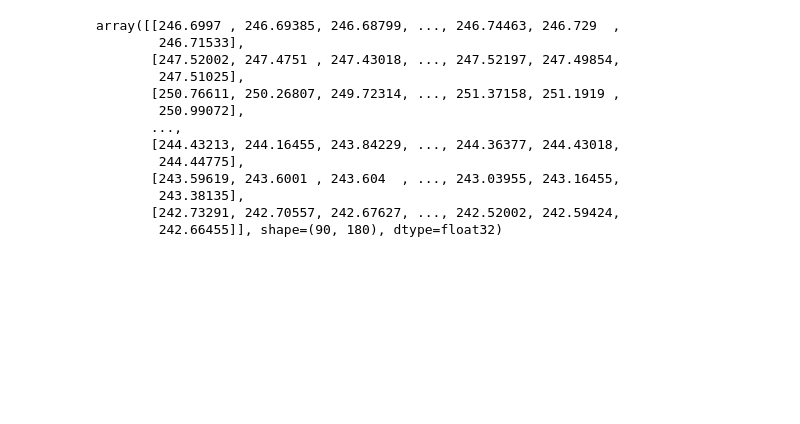
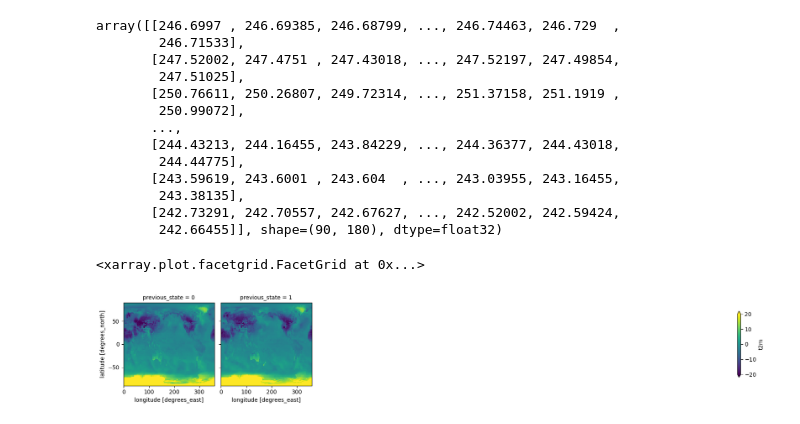
Before and after one commit to ankitpatnala/WeGenDiffusion, a Jupyter notebook: explore.ipynb, the cells around one changed output. Drawn from its saved outputs; the diff is of its cells as text; code cells hidden in the pictures; blank space fills up the shorter version.

```diff
--- a/explore.ipynb
+++ b/explore.ipynb
@@ -76,0 +128,33 @@ array([[246.6997 , 246.69385, 246.68799, ..., 246.74463, 246.729  ,
+# %%
+ds = xr.open_dataset(data_path)
+mean = ds.mean()['t2m'].values
+std = ds.std()['t2m'].values
+mean_field = data['t2m'].mean(dim='valid_time').values
+
+samples = []
+for i in range(shape[0]):
+    samples.append(xr.Dataset({
+    "t2m": (("lat", "lon"), mean + std*denoised_images[i].cpu().numpy()-mean_field)
+    },
+    coords={
+        'lon':ds['lon'],
+         'lat':ds['lat']}))
+
+samples = [sample for sample in samples]
+combined = xr.concat(samples,dim=axis_name)
+
+combined["t2m"].plot(
+    col=axis_name,
+    col_wrap=6,
+    cmap="viridis",
+    cbar_kwargs={
+        "orientation": "vertical",   # vertical colorbar at the side
+        "pad": 0.05,                  # distance from the plots
+        "shrink": 0.8                  # shrink length
+    },
+    vmin=-20,
+    vmax=20
+)
+# %% [output]
+<xarray.plot.facetgrid.FacetGrid at 0x...>
+[figure, added]
```
Also changed, not shown: parts of 9 cells of this notebook, 19 other files.
